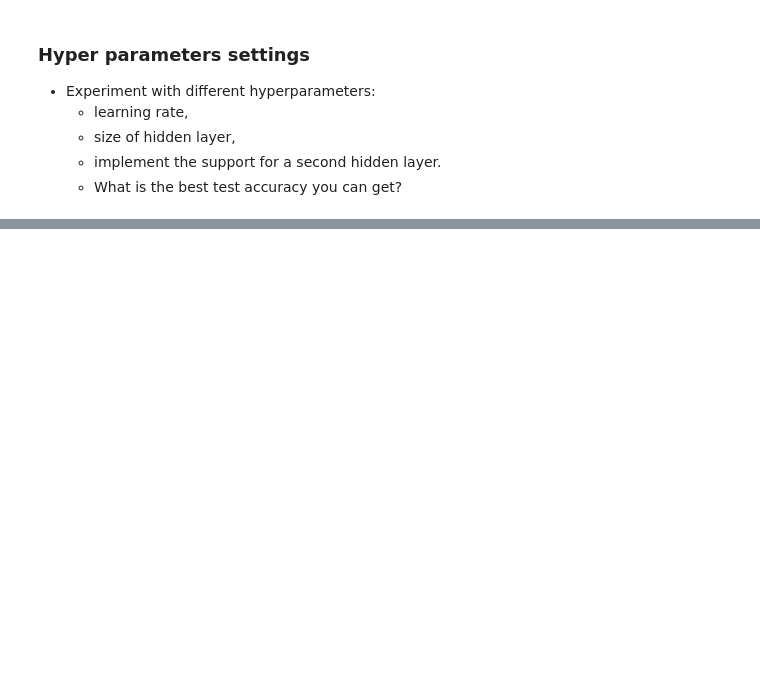
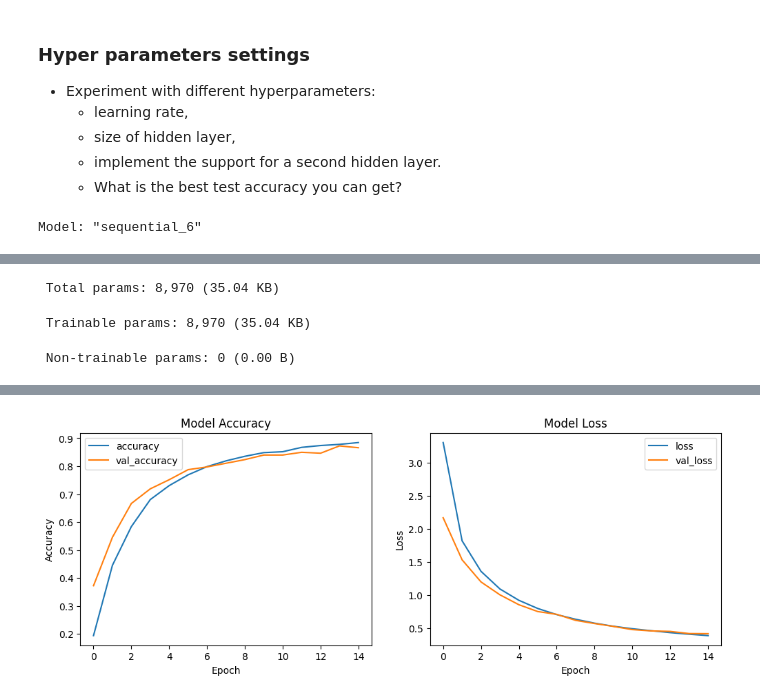
Before and after one commit to UofT-DSI/deep_learning, a Jupyter notebook: 01_materials/labs/lab_2.ipynb, the cells around one changed output, grey strips where cells are left out. Saved outputs shown, nothing was run; the diff lists cells and outputs as text; code cells hidden in the pictures; blank space fills up the shorter version.

```diff
--- a/01_materials/labs/lab_2.ipynb
+++ b/01_materials/labs/lab_2.ipynb
@@ -430,0 +577,70 @@ plot_prediction(model, sample_idx=4)
+# %%
+# Learning rate as 0.001
+
+
+from tensorflow.keras.models import Sequential
+from tensorflow.keras.layers import Dense
+from tensorflow.keras import optimizers
+from tensorflow.keras.utils import to_categorical
+import matplotlib.pyplot as plt
+
+# Ensure y_train and y_test are one-hot encoded
+y_train_one_hot = to_categorical(y_train, num_classes=10)
+y_test_one_hot = to_categorical(y_test, num_classes=10)
+
+# Define the model
+model = Sequential()
+
+# Input layer
+model.add(Dense(64, activation='relu', input_shape=(64,)))  # 64 neurons, ReLU activation, input shape of 64
+
+# Hidden layer
+model.add(Dense(64, activation='relu'))  # 64 neurons, ReLU activation
+
+# Output layer
+model.add(Dense(10, activation='softmax'))  # 10 neurons, softmax activation
+
+# Model summary
+model.summary()
+
+# Compile the model
+model.compile(optimizer=optimizers.SGD(learning_rate=0.001),
+              loss='categorical_crossentropy',
+              metrics=['accuracy'])
+
+# Train the model
+history = model.fit(X_train, y_train_one_hot,  # Use one-hot encoded labels
+                    epochs=15,
+                    batch_size=32,
+                    validation_split=0.2,  # Optional: Use part of training data for validation
+                    verbose=1)
+
+# Evaluate the model
+test_loss, test_accuracy = model.evaluate(X_test, y_test_one_hot)
+print(f'Test Loss: {test_loss:.4f}')
+print(f'Test Accuracy: {test_accuracy:.4f}')
+
+# Plot training history
+plt.figure(figsize=(12, 4))
+
+# Plot accuracy
+plt.subplot(1, 2, 1)
+plt.plot(history.history['accuracy'], label='accuracy')
+plt.plot(history.history['val_accuracy'], label='val_accuracy')
+plt.title('Model Accuracy')
+plt.xlabel('Epoch')
+plt.ylabel('Accuracy')
+plt.legend()
+
+# Plot loss
+plt.subplot(1, 2, 2)
+plt.plot(history.history['loss'], label='loss')
+plt.plot(history.history['val_loss'], label='val_loss')
+plt.title('Model Loss')
+plt.xlabel('Epoch')
+plt.ylabel('Loss')
+plt.legend()
+
+plt.show()
+# %% [output]
+Model: "sequential_6"
@@ -430,0 +656,3 @@ plot_prediction(model, sample_idx=4)
+ Total params: 8,970 (35.04 KB)
+ Trainable params: 8,970 (35.04 KB)
+ Non-trainable params: 0 (0.00 B)
@@ -430,0 +676 @@ plot_prediction(model, sample_idx=4)
+[figure, added]
```
Also changed, not shown: parts of 36 cells of this notebook.
